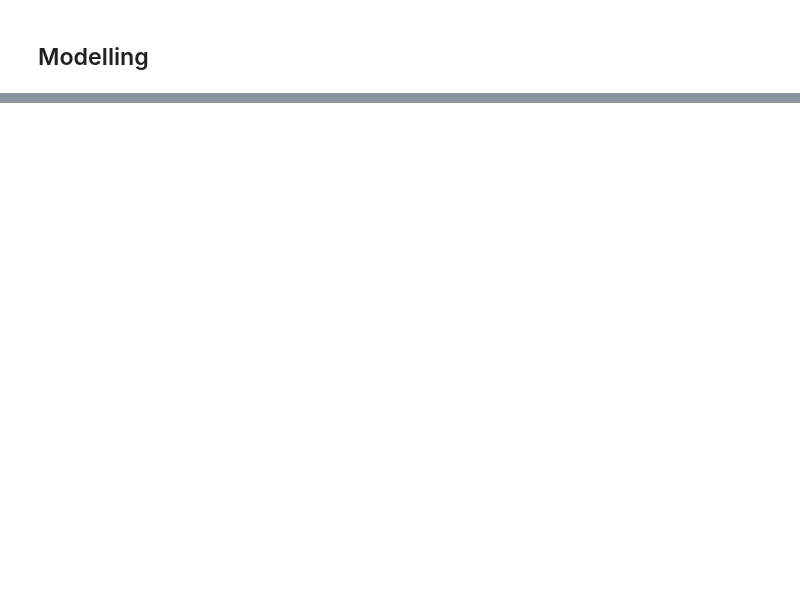
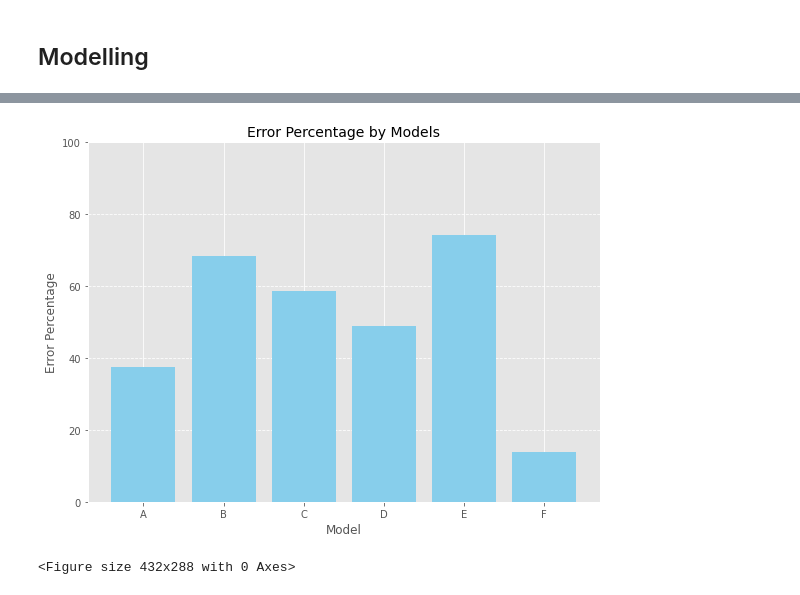
Before and after one commit to faridlazuarda/autextification, a Jupyter notebook: notebook/multilingual 2.ipynb, the cells around one changed output, grey strips where cells are left out. Drawn from its saved outputs; the diff is of its cells as text; code cells hidden in the pictures; blank space fills up the shorter version.

```diff
--- a/notebook/multilingual 2.ipynb
+++ b/notebook/multilingual 2.ipynb
@@ -247,3 +247,23 @@ The following columns in the evaluation set don't have a corresponding argument
 ***** Running Evaluation *****
   Num examples = 2194
   Batch size = 64
+# %%
+list_rows = []
+
+device = "cuda:0"
+
+for row in tqdm(dataset_test, desc="Evaluating"):
+    model.eval()
+    input_ids = torch.tensor(row['input_ids']).unsqueeze(0).to(device)  # Move to the desired device
+    attention_mask = torch.tensor(row['attention_mask']).unsqueeze(0).to(device)  # Move to the desired device
+    encoding = {'input_ids': input_ids, 'attention_mask': attention_mask}  # Create input dictionary
+
+    with torch.no_grad():
+        output = model(**encoding)  # Pass the input dictionary using ** operator
+
+    pred_intent = output.logits.argmax(-1).cpu().numpy()[0]
+
+    row['pred_intent'] = pred_intent
+    row['intent'] = row['labels'].cpu().numpy().astype(int)
+
+    list_rows.append(row)
@@ -249,0 +316,58 @@ The following columns in the evaluation set don't have a corresponding argument
+# %%
+import pandas as pd
+import matplotlib.pyplot as plt
+
+mapping = {
+    0: "A",
+    1: "B",
+    2: "C",
+    3: "D",
+    4: "E",
+    5: "F"
+}
+
+df = pd.DataFrame(list_rows)[['pred_intent', 'intent']]
+df.columns = ["predicted_class", "class"]
+
+# Convert class column to a Series
+df['class'] = df['class'].apply(lambda x: x.item())
+
+
+df['predicted_class'] = df['predicted_class'].map(mapping)
+df['class'] = df['class'].map(mapping)
+
+# Count the number of errors by comparing predicted_class and class
+error_counts = df[df['predicted_class'] != df['class']].groupby('class').size()
+
+# Count the total number of instances for each class
+total_counts = df['class'].value_counts()
+
+# Calculate the error percentage for each class
+error_percentage = (error_counts / total_counts) * 100
+
+# Create a bar chart of error percentages
+plt.figure(figsize=(8, 6))  # Adjust the figure size as desired
+plt.bar(error_percentage.index, error_percentage.values, color='skyblue')
+
+# Add labels and title
+plt.xlabel('Model', fontsize=12)
+plt.ylabel('Error Percentage', fontsize=12)
+plt.title('Error Percentage by Models', fontsize=14)
+
+# Customize the axes ticks and grid lines
+# plt.xticks(rotation=45, ha='right', fontsize=10)
+plt.ylim(0, 100)
+
+# plt.style.use('ggplot')
+plt.savefig('model_error_rate.png', dpi=200,bbox_inches='tight')
+
+plt.yticks(fontsize=10)
+plt.grid(axis='y', linestyle='--')
+
+# Display the bar chart
+plt.tight_layout()  # Improve spacing between elements
+plt.show()
+plt.clf()
+# %% [output]
+[figure, added]
+<Figure size 432x288 with 0 Axes>
```
Also changed, not shown: parts of 8 cells of this notebook, 18 other files.
